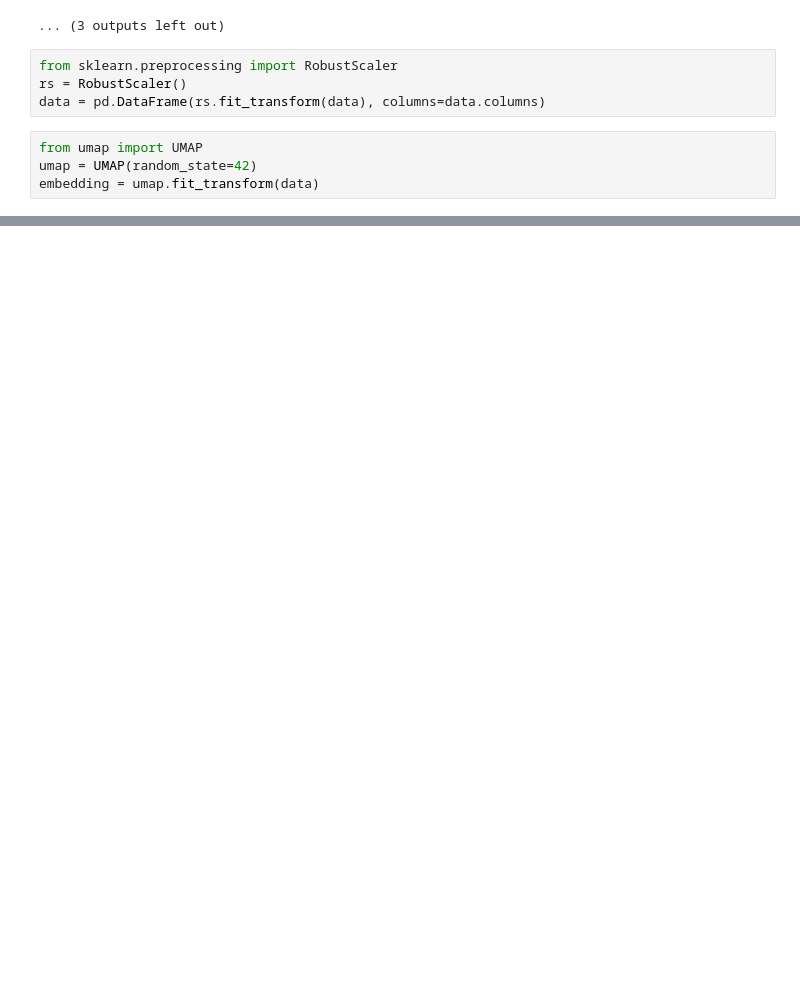
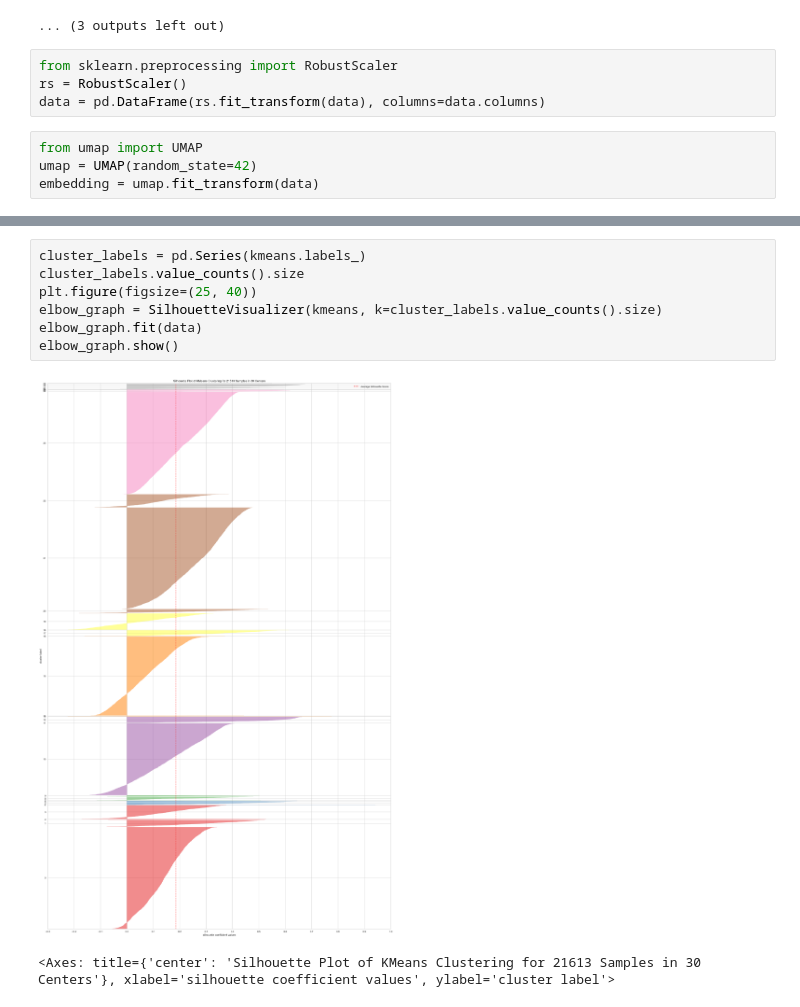
Before and after one commit to Ta3ikNSU/MLL, a Jupyter notebook: 8.DBSCAN.ipynb, the cells around one changed output, grey strips where cells are left out. Drawn from its saved outputs; the diff is of its cells as text; blank space fills up the shorter version.

```diff
--- a/8.DBSCAN.ipynb
+++ b/8.DBSCAN.ipynb
@@ -123 +123,11 @@ elbow_graph.show()
 <Axes: title={'center': 'Distortion Score Elbow for KMeans Clustering'}, xlabel='k', ylabel='distortion score'>
+# %%
+cluster_labels = pd.Series(kmeans.labels_)
+cluster_labels.value_counts().size
+plt.figure(figsize=(25, 40))
+elbow_graph = SilhouetteVisualizer(kmeans, k=cluster_labels.value_counts().size)
+elbow_graph.fit(data)
+elbow_graph.show()
+# %% [output]
+[figure, added]
+<Axes: title={'center': 'Silhouette Plot of KMeans Clustering for 21613 Samples in 30 Centers'}, xlabel='silhouette coefficient values', ylabel='cluster label'>
```
Also changed, not shown: parts of 5 cells of this notebook.
